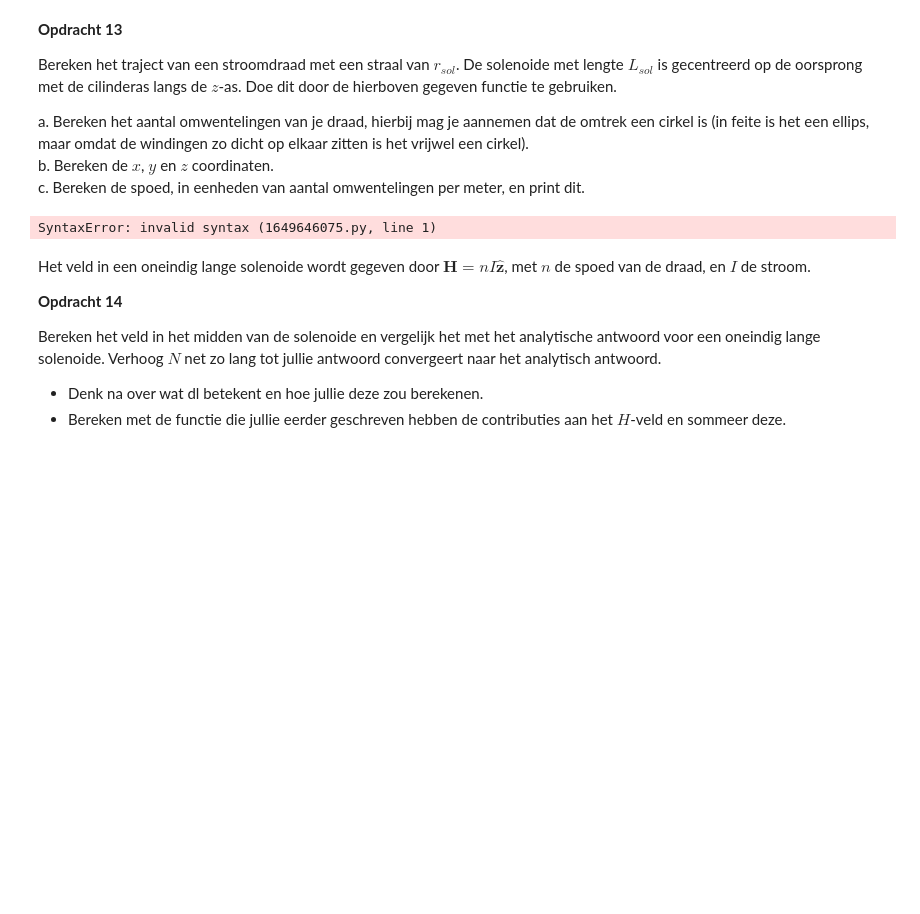
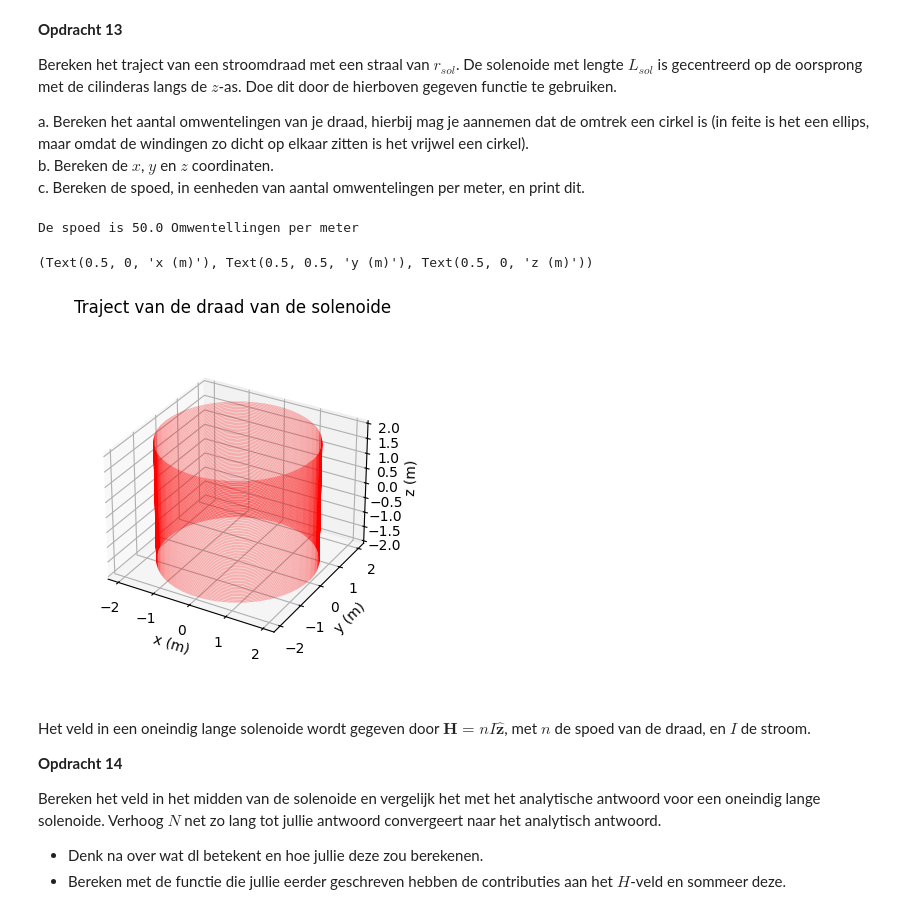
Before and after one commit to Timomloo/opdrachten-DEF-D, a Jupyter notebook: DigitaleOntwerpopdrachten/2KrachtactuatorOpdracht/KrachtactuatorOpdrachtd.ipynb, the cells around one changed output. Cells and saved outputs as stored; diff of their text form; code cells hidden in the pictures; blank space fills up the shorter version.

```diff
--- a/DigitaleOntwerpopdrachten/2KrachtactuatorOpdracht/KrachtactuatorOpdrachtd.ipynb
+++ b/DigitaleOntwerpopdrachten/2KrachtactuatorOpdracht/KrachtactuatorOpdrachtd.ipynb
@@ -407,19 +413,28 @@ a. Bereken het aantal omwentelingen van je draad, hierbij mag je aannemen dat de
 b. Bereken de $x$, $y$ en $z$ coordinaten.\
 c. Bereken de spoed, in eenheden van aantal omwentelingen per meter, en print dit.
 # %%
-l_draad = # Lengte draad
-r_sol = # Straal solenoide
-L_sol = # Lengte solenoide
-N = # Aantal wikkeling
+aantal_omwentelingen = 200 # Keuze van 200 omwentelingen,waarop de andere parameters zijn afgesteld.
+r_sol = 2
+L_sol = 4
+N = 10000
+l_draad = aantal_omwentelingen*2*np.pi*r_sol  # Verhoudingen moeten kloppen, Aantal_Omwentellingen = L_draad/(2*pi*r_sol)
 
-# Enkele plots
+x,y,z = parametrisatie(N,r_sol,aantal_omwentelingen,L_sol) # Functie gebruikt op x,y en z coordinaten te berekenen.
+
+#Spoed
+spoed = aantal_omwentelingen / L_sol
+print('De spoed is ' + str(spoed) + ' Omwentellingen per meter')
+
+# Enkele plots, al van te voren gegeven
 ax=plt.figure().add_subplot(projection='3d')
 plt.title('Traject van de draad van de solenoide')
 plt.plot(x, y, z, '-r', linewidth=0.1)
 ax.set_box_aspect(aspect=None, zoom=0.8)
 ax.set_xlabel('x (m)'), ax.set_ylabel('y (m)'), ax.set_zlabel('z (m)')
 # %% [output]
-SyntaxError: invalid syntax (1649646075.py, line 1)
+De spoed is 50.0 Omwentellingen per meter
+(Text(0.5, 0, 'x (m)'), Text(0.5, 0.5, 'y (m)'), Text(0.5, 0, 'z (m)'))
+[figure, added]
 # %% [markdown]
 Het veld in een oneindig lange solenoide wordt gegeven door $\mathbf{H} = n I \hat{\mathbf{z}}$, met $n$ de spoed van de draad, en $I$ de stroom.
 
```
Also changed, not shown: parts of 9 cells of this notebook.
